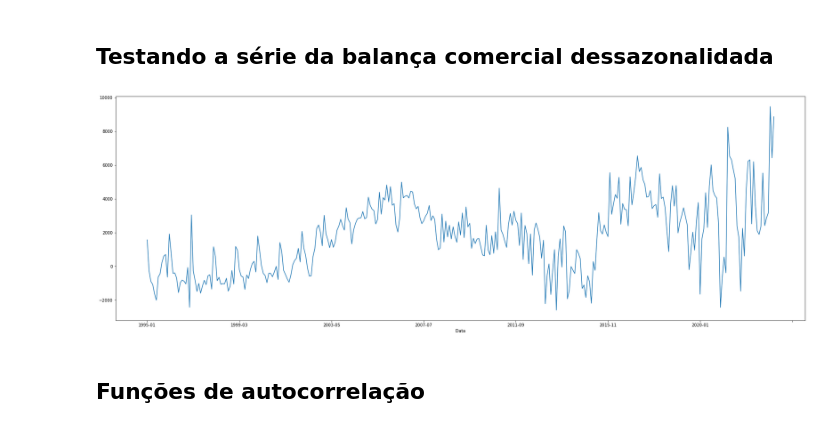
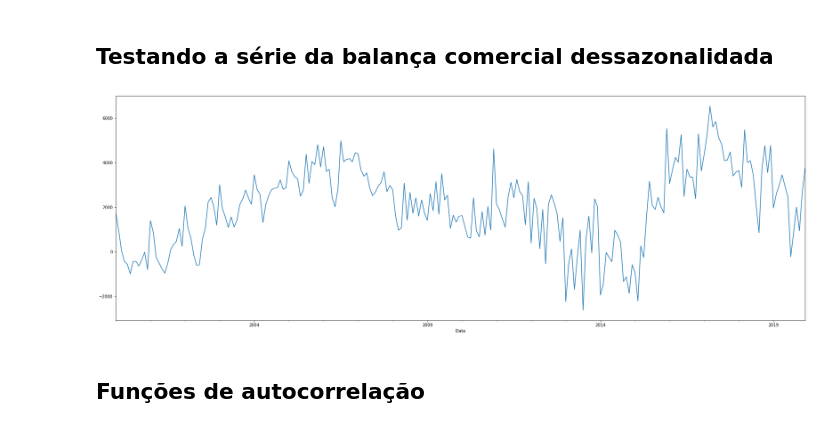
Before and after one commit to vasconceloslz/dados, a Jupyter notebook: Séries.ipynb, the cells around one changed output. Saved outputs shown, nothing was run; the diff lists cells and outputs as text; code cells hidden in the pictures.

```diff
--- a/Séries.ipynb
+++ b/Séries.ipynb
@@ -247,3 +248,11 @@ df_balanca_dess
 | 2023-04 | 6423.261767 |
 | 2023-05 | 8859.681790 |
 341 rows × 1 columns
+# %%
+df_balanca_dess.index = pd.to_datetime(df_balanca_dess.index)
+# %%
+import datetime
+data_inicio = datetime.datetime(2000, 1, 1)
+data_final = datetime.datetime(2020, 1, 1)
+
+df_balanca_dess_filtrado = df_balanca_dess[(data_inicio <= df_balanca_dess.index) &  (data_final > df_balanca_dess.index)]
@@ -251,11 +277,11 @@ df_balanca_dess
 ## Testando a série da balança comercial dessazonalidada ##
 # %%
 fig, axs = plt.subplots(figsize=(30,10))
-df_balanca_dess['Saldo'].plot(ax=axs)
+df_balanca_dess_filtrado['Saldo'].plot(ax=axs)
 axs.set_xlabel('Data')
 plt.show()
 # %% [output]
-[figure, old version]
+[figure, new version]
 # %% [markdown]
 ## Funções de autocorrelação ##
 # %%
```
Also changed, not shown: parts of 55 cells of this notebook.
